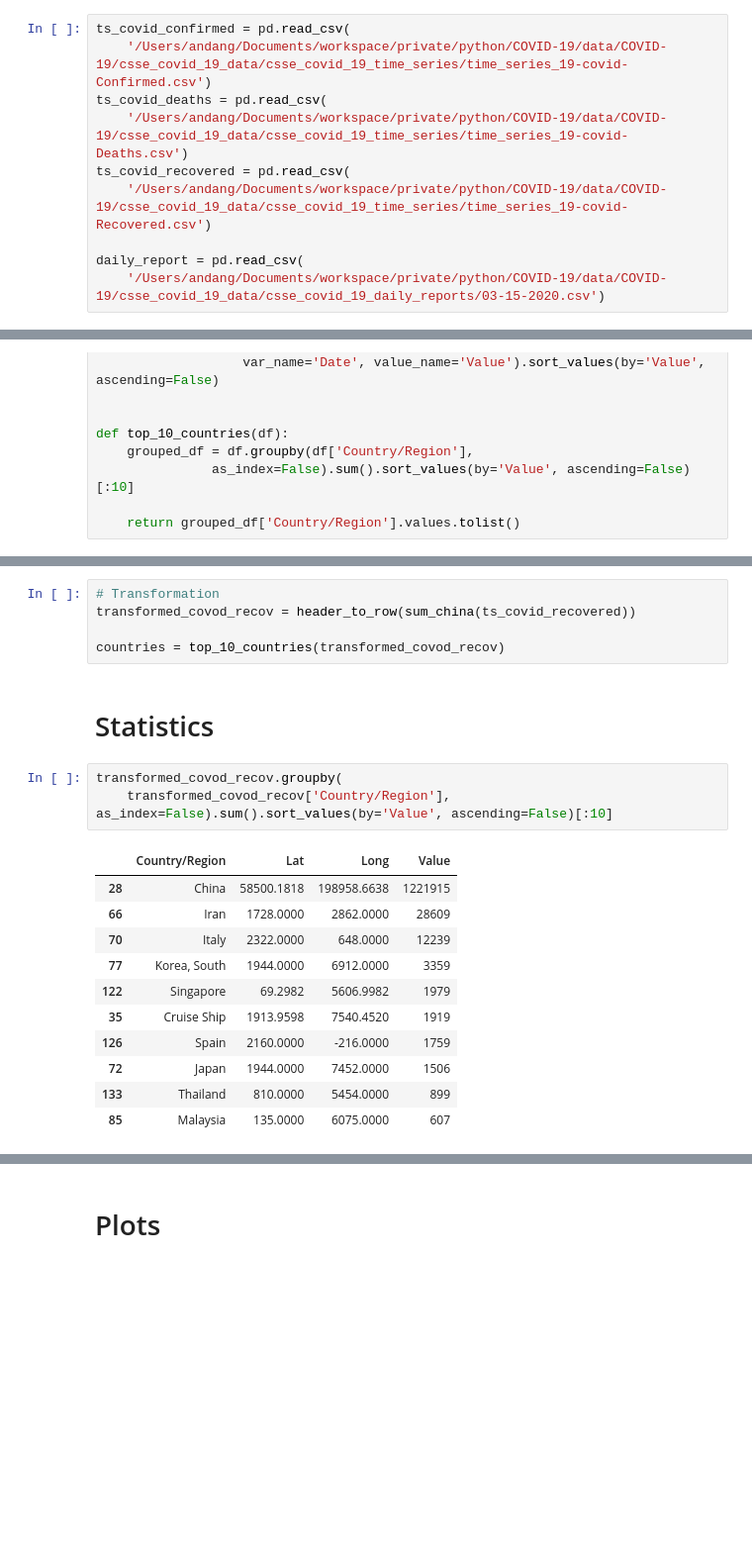
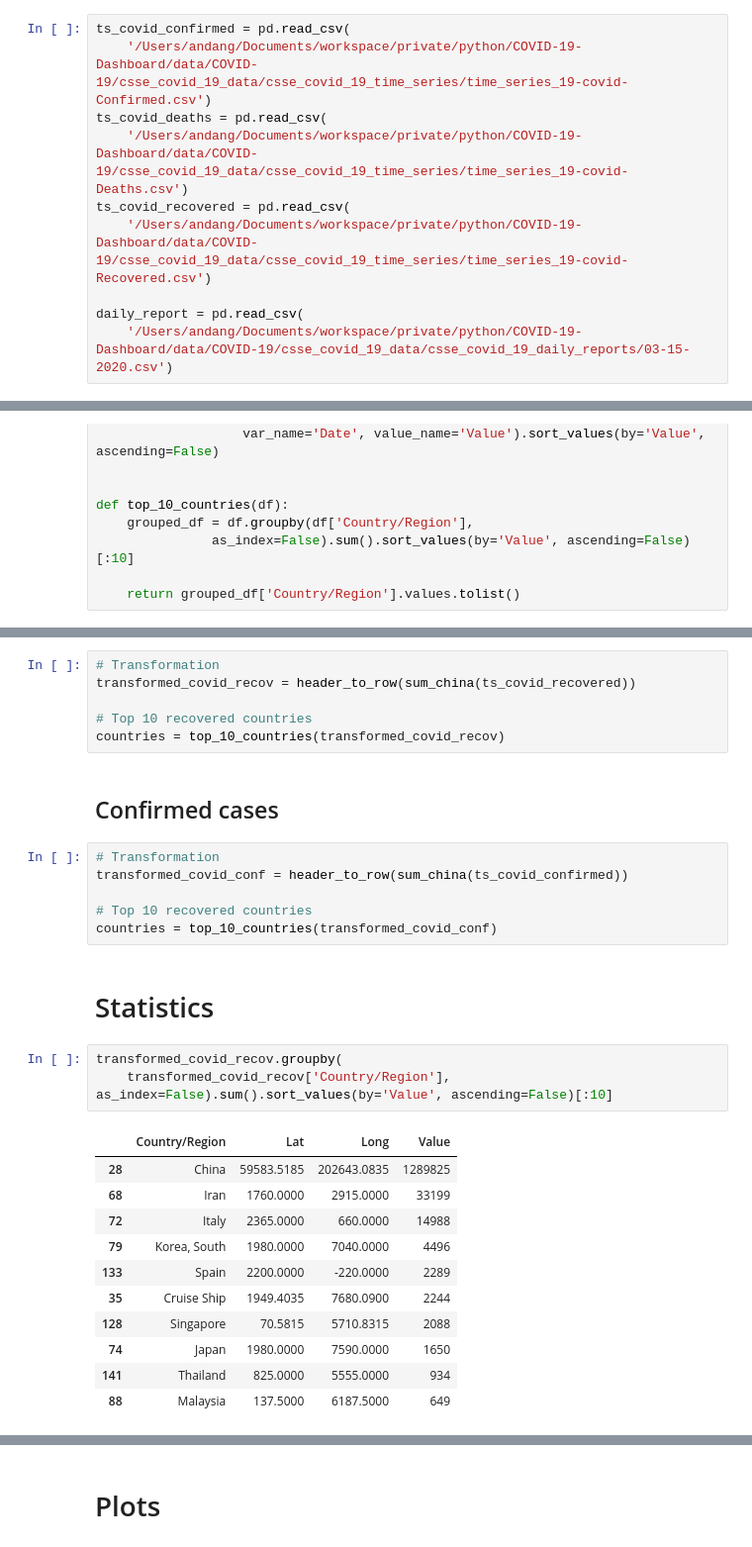
Before and after one commit to An-Dang/COVID-19-Dashboard, a Jupyter notebook: notebook/COVID-19-graphs.ipynb, the cells around one changed output, grey strips where cells are left out. Shown: that part at 99% size. Saved outputs shown, nothing was run; the diff lists cells and outputs as text; blank space fills up the shorter version.

Commit message:
Update Notebook & HTML Plots
Added Recovery for Germany.
Added Top 10 countries of confirmed cases.

```diff
--- a/notebook/COVID-19-graphs.ipynb
+++ b/notebook/COVID-19-graphs.ipynb
@@ -16,14 +18,14 @@ init_notebook_mode(connected=True)
 # Loading Data
 # %%
 ts_covid_confirmed = pd.read_csv(
-    '/Users/andang/Documents/workspace/private/python/COVID-19/data/COVID-19/csse_covid_19_data/csse_covid_19_time_series/time_series_19-covid-Confirmed.csv')
+    '/Users/andang/Documents/workspace/private/python/COVID-19-Dashboard/data/COVID-19/csse_covid_19_data/csse_covid_19_time_series/time_series_19-covid-Confirmed.csv')
 ts_covid_deaths = pd.read_csv(
-    '/Users/andang/Documents/workspace/private/python/COVID-19/data/COVID-19/csse_covid_19_data/csse_covid_19_time_series/time_series_19-covid-Deaths.csv')
+    '/Users/andang/Documents/workspace/private/python/COVID-19-Dashboard/data/COVID-19/csse_covid_19_data/csse_covid_19_time_series/time_series_19-covid-Deaths.csv')
 ts_covid_recovered = pd.read_csv(
-    '/Users/andang/Documents/workspace/private/python/COVID-19/data/COVID-19/csse_covid_19_data/csse_covid_19_time_series/time_series_19-covid-Recovered.csv')
+    '/Users/andang/Documents/workspace/private/python/COVID-19-Dashboard/data/COVID-19/csse_covid_19_data/csse_covid_19_time_series/time_series_19-covid-Recovered.csv')
 
 daily_report = pd.read_csv(
-    '/Users/andang/Documents/workspace/private/python/COVID-19/data/COVID-19/csse_covid_19_data/csse_covid_19_daily_reports/03-15-2020.csv')
+    '/Users/andang/Documents/workspace/private/python/COVID-19-Dashboard/data/COVID-19/csse_covid_19_data/csse_covid_19_daily_reports/03-15-2020.csv')
 # %%
 ts_covid_recovered.head(1)
 # %% [output]
@@ -52,22 +56,31 @@ def top_10_countries(df):
 # %%
 # Transformation
-transformed_covod_recov = header_to_row(sum_china(ts_covid_recovered))
+transformed_covid_recov = header_to_row(sum_china(ts_covid_recovered))
 
-countries = top_10_countries(transformed_covod_recov)
+# Top 10 recovered countries
+countries = top_10_countries(transformed_covid_recov)
+# %% [markdown]
+## Confirmed cases
+# %%
+# Transformation
+transformed_covid_conf = header_to_row(sum_china(ts_covid_confirmed))
+
+# Top 10 recovered countries
+countries = top_10_countries(transformed_covid_conf)
 # %% [markdown]
 # Statistics
 # %%
-transformed_covod_recov.groupby(
-    transformed_covod_recov['Country/Region'], as_index=False).sum().sort_values(by='Value', ascending=False)[:10]
+transformed_covid_recov.groupby(
+    transformed_covid_recov['Country/Region'], as_index=False).sum().sort_values(by='Value', ascending=False)[:10]
 # %% [output]
 |  | Country/Region | Lat | Long | Value |
-| 28 | China | 58500.1818 | 198958.6638 | 1221915 |
-| 66 | Iran | 1728.0000 | 2862.0000 | 28609 |
-| 70 | Italy | 2322.0000 | 648.0000 | 12239 |
-| 77 | Korea, South | 1944.0000 | 6912.0000 | 3359 |
-| 122 | Singapore | 69.2982 | 5606.9982 | 1979 |
-| 35 | Cruise Ship | 1913.9598 | 7540.4520 | 1919 |
-| 126 | Spain | 2160.0000 | -216.0000 | 1759 |
-| 72 | Japan | 1944.0000 | 7452.0000 | 1506 |
-| 133 | Thailand | 810.0000 | 5454.0000 | 899 |
-| 85 | Malaysia | 135.0000 | 6075.0000 | 607 |
+| 28 | China | 59583.5185 | 202643.0835 | 1289825 |
+| 68 | Iran | 1760.0000 | 2915.0000 | 33199 |
+| 72 | Italy | 2365.0000 | 660.0000 | 14988 |
+| 79 | Korea, South | 1980.0000 | 7040.0000 | 4496 |
+| 133 | Spain | 2200.0000 | -220.0000 | 2289 |
+| 35 | Cruise Ship | 1949.4035 | 7680.0900 | 2244 |
+| 128 | Singapore | 70.5815 | 5710.8315 | 2088 |
+| 74 | Japan | 1980.0000 | 7590.0000 | 1650 |
+| 141 | Thailand | 825.0000 | 5555.0000 | 934 |
+| 88 | Malaysia | 137.5000 | 6187.5000 | 649 |
```
Also changed, not shown: parts of 11 cells of this notebook, 3 other files.
